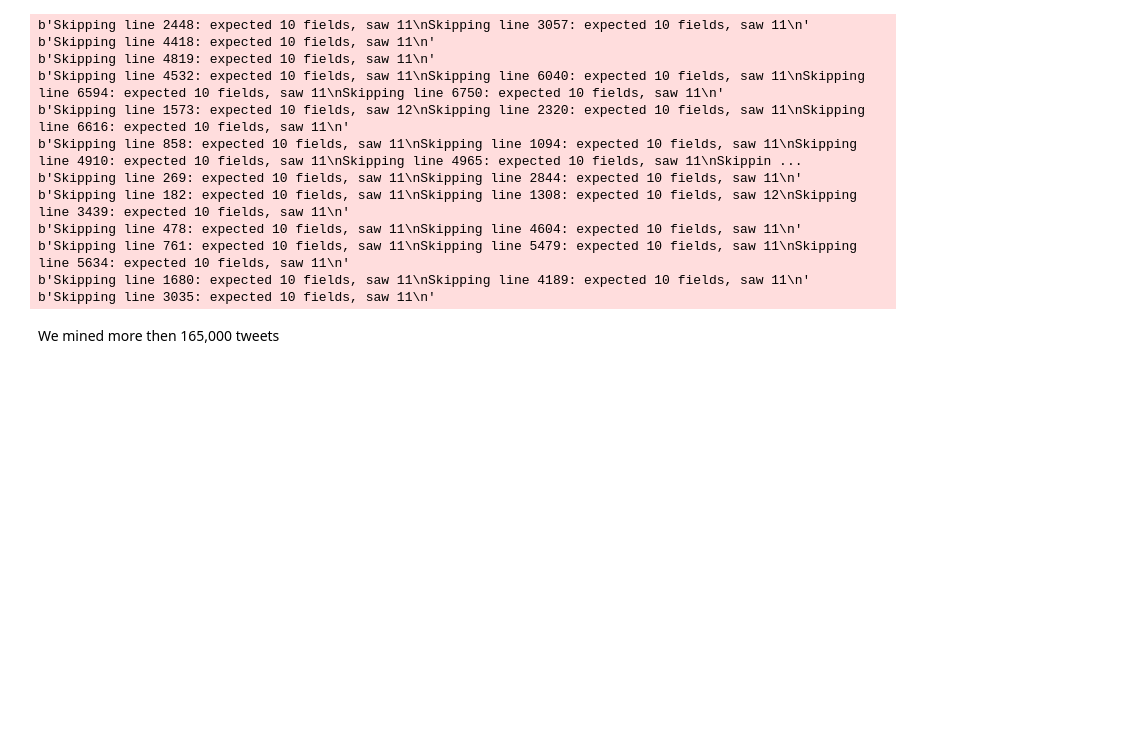
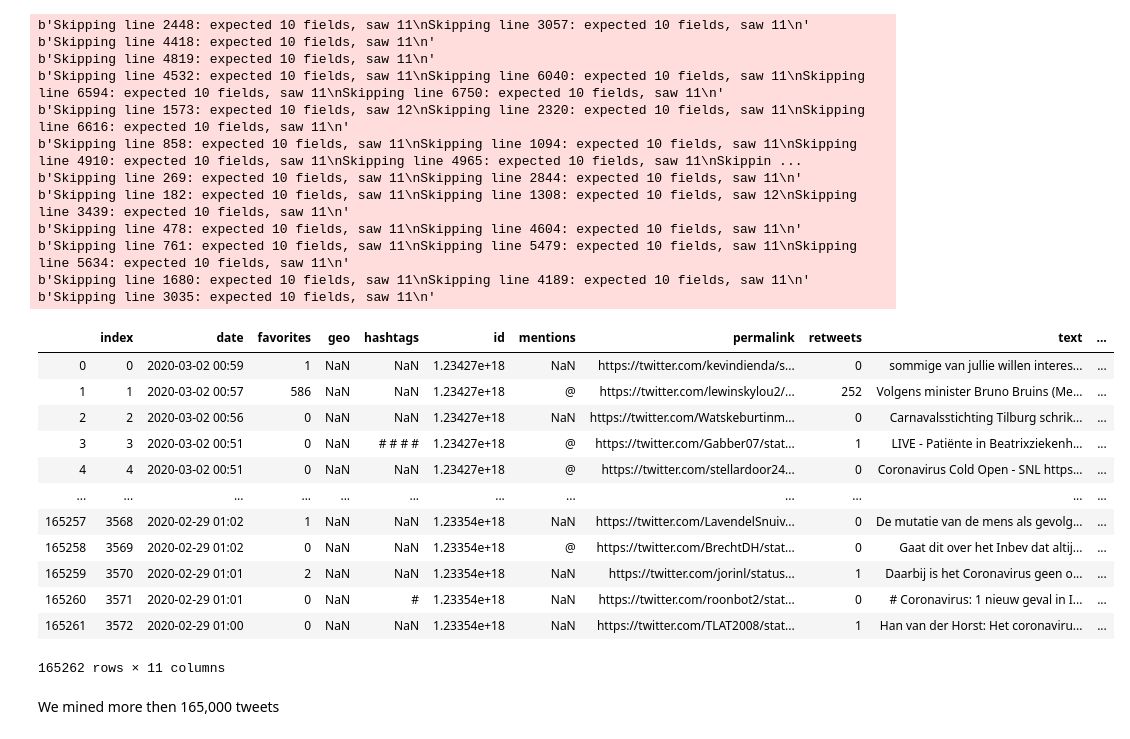
Before and after one commit to BarendvR/SocialWeb, a Jupyter notebook: Data.ipynb, the cells around one changed output. Saved outputs shown, nothing was run; the diff lists cells and outputs as text; code cells hidden in the pictures; blank space fills up the shorter version.

```diff
--- a/Data.ipynb
+++ b/Data.ipynb
@@ -64,6 +64,22 @@ AllTweets = pd.concat(pdList, ignore_index=0)
 AllTweets = AllTweets.drop(columns=["Unnamed: 10","Unnamed: 11"])
 # %%
 AllTweets = AllTweets.reset_index()
+# %%
+AllTweets
+# %% [output]
+|  | index | date | favorites | geo | hashtags | id | mentions | permalink | retweets | text | ... |
+| 0 | 0 | 2020-03-02 00:59 | 1 | NaN | NaN | 1.23427e+18 | NaN | https://twitter.com/kevindienda/s... | 0 | sommige van jullie willen interes... | ... |
+| 1 | 1 | 2020-03-02 00:57 | 586 | NaN | NaN | 1.23427e+18 | @ | https://twitter.com/lewinskylou2/... | 252 | Volgens minister Bruno Bruins (Me... | ... |
+| 2 | 2 | 2020-03-02 00:56 | 0 | NaN | NaN | 1.23427e+18 | NaN | https://twitter.com/Watskeburtinm... | 0 | Carnavalsstichting Tilburg schrik... | ... |
+| 3 | 3 | 2020-03-02 00:51 | 0 | NaN | # # # # | 1.23427e+18 | @ | https://twitter.com/Gabber07/stat... | 1 | LIVE - Patiënte in Beatrixziekenh... | ... |
+| 4 | 4 | 2020-03-02 00:51 | 0 | NaN | NaN | 1.23427e+18 | @ | https://twitter.com/stellardoor24... | 0 | Coronavirus Cold Open - SNL https... | ... |
+| ... | ... | ... | ... | ... | ... | ... | ... | ... | ... | ... | ... |
+| 165257 | 3568 | 2020-02-29 01:02 | 1 | NaN | NaN | 1.23354e+18 | NaN | https://twitter.com/LavendelSnuiv... | 0 | De mutatie van de mens als gevolg... | ... |
+| 165258 | 3569 | 2020-02-29 01:02 | 0 | NaN | NaN | 1.23354e+18 | @ | https://twitter.com/BrechtDH/stat... | 0 | Gaat dit over het Inbev dat altij... | ... |
+| 165259 | 3570 | 2020-02-29 01:01 | 2 | NaN | NaN | 1.23354e+18 | NaN | https://twitter.com/jorinl/status... | 1 | Daarbij is het Coronavirus geen o... | ... |
+| 165260 | 3571 | 2020-02-29 01:01 | 0 | NaN | # | 1.23354e+18 | NaN | https://twitter.com/roonbot2/stat... | 0 | # Coronavirus: 1 nieuw geval in I... | ... |
+| 165261 | 3572 | 2020-02-29 01:00 | 0 | NaN | NaN | 1.23354e+18 | NaN | https://twitter.com/TLAT2008/stat... | 1 | Han van der Horst: Het coronaviru... | ... |
+165262 rows × 11 columns
 # %% [markdown]
 We mined more then 165,000 tweets
 # %% [markdown]
```
Also changed, not shown: parts of 3 cells of this notebook, 2 other files.
